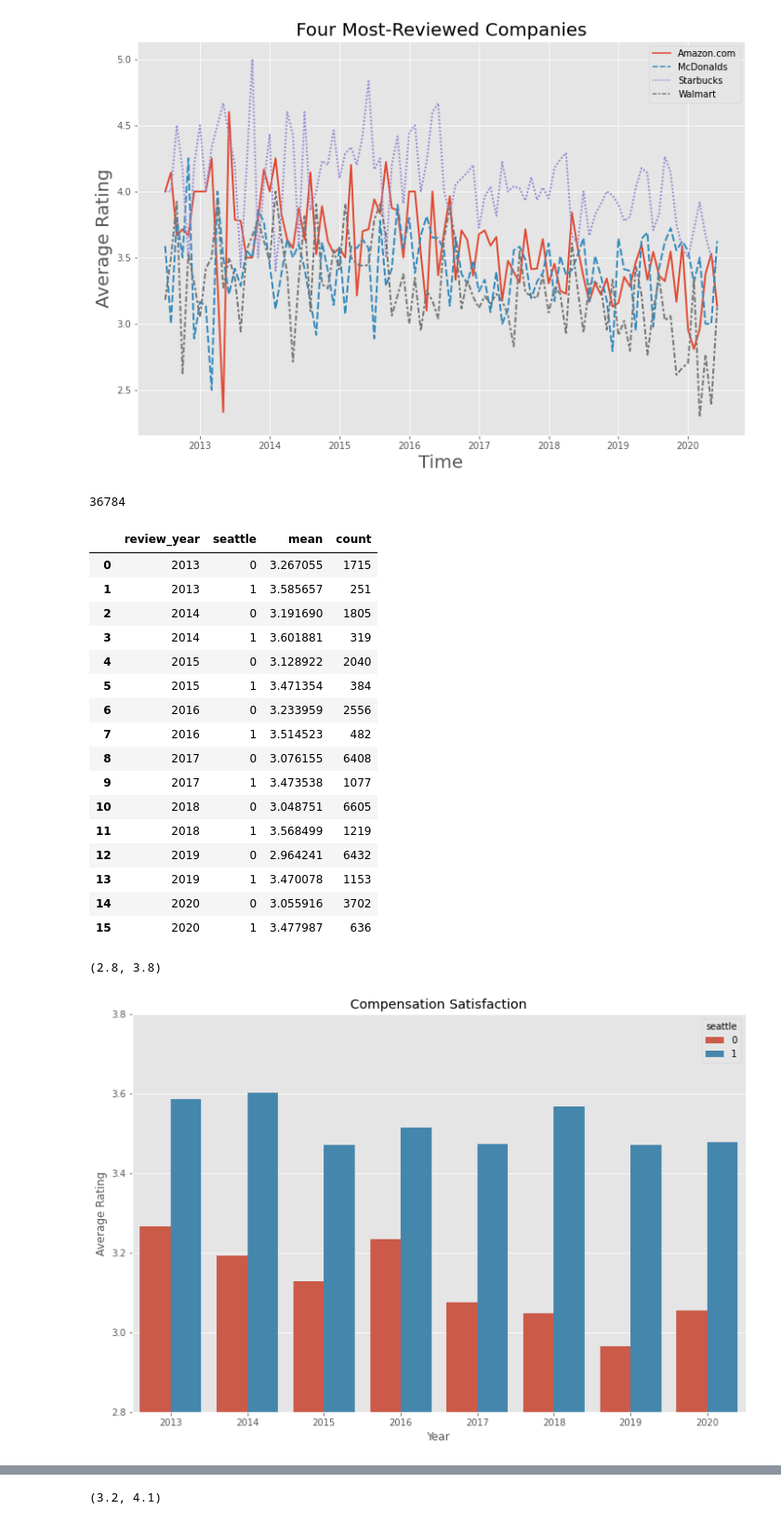
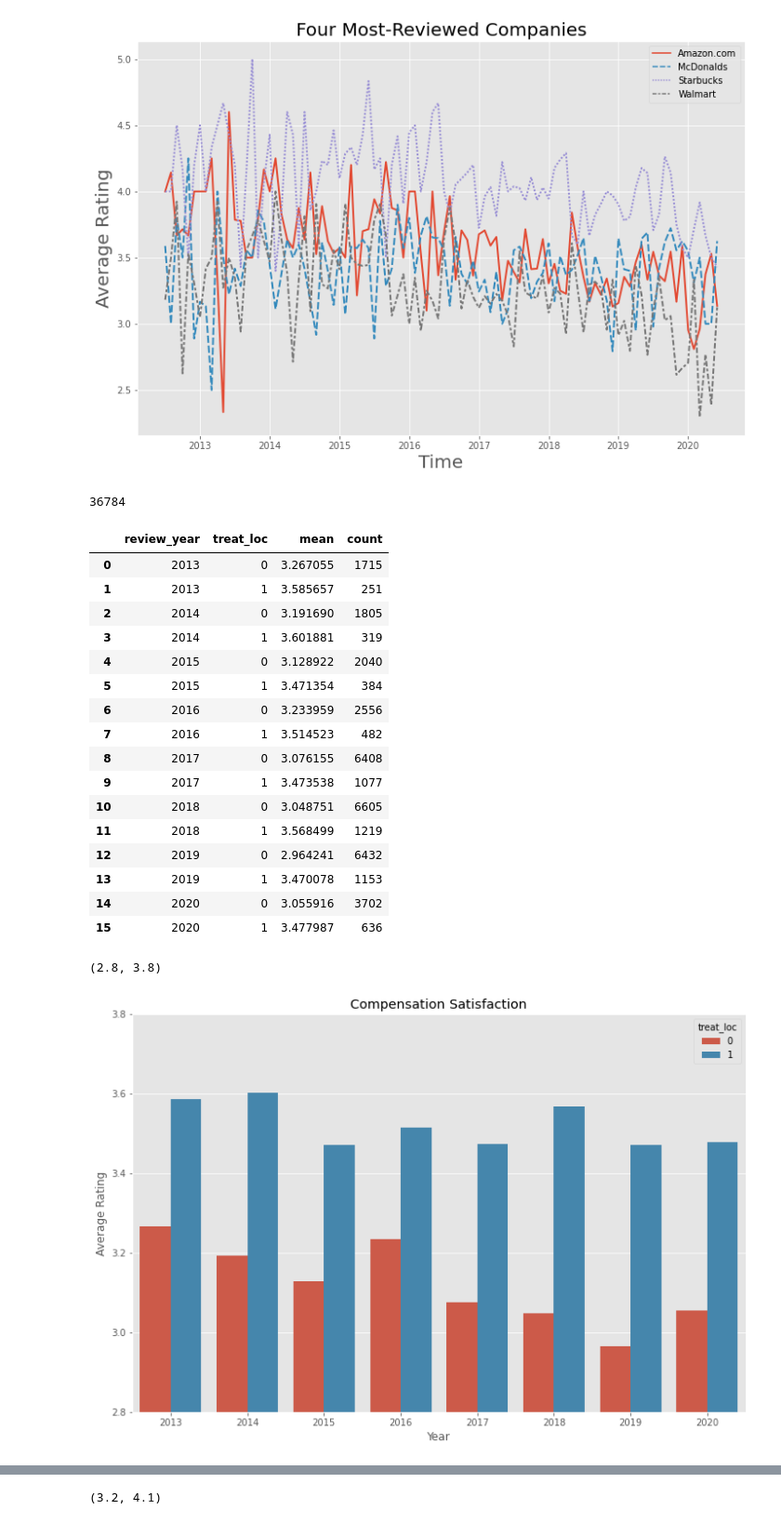
Before and after one commit to catabia/cs391_spring21, a Jupyter notebook: wash_indeed_5_15_21.ipynb, the cells around one changed output, grey strips where cells are left out. Shown at 93% size. Saved outputs shown, nothing was run; the diff lists cells and outputs as text; code cells hidden in the pictures.

```diff
--- a/wash_indeed_5_15_21.ipynb
+++ b/wash_indeed_5_15_21.ipynb
@@ -76,8 +76,8 @@ districts = ['Seattle', 'North Seattle', 'Northgate', 'Lake City', 'North Seattl
                 'Madrona', 'Harrison', 'Denny-Blaine', 'South End', 'Rainier Valley', 'Columbia City',
                 'Seward Park', 'Beacon Hill', 'West Seattle', 'Delridge', 'Georgetown', 'Southeast Seattle']
 # %%
-df['seattle'] = 0
-df.loc[df.city.isin(districts),'seattle']= 1
+df['treat_loc'] = 0
+df.loc[df.city.isin(districts),'treat_loc']= 1
 # elimnate SeaTac for now...
 print(df.shape)
 df = df.drop(df[df.city=='SeaTac'].index)
@@ -241,13 +241,13 @@ plt.xticks(ticks=[6,18,30,42,54,66,78,90], labels=['2013', '2014', '2015', '2016
 # %%
 df2 = df[df.compensation_rating!=0]
 print(df2.shape[0])
-comp = df2.groupby(['review_year', 'seattle']).agg({'compensation_rating':['mean', 'count']})
+comp = df2.groupby(['review_year', 'treat_loc']).agg({'compensation_rating':['mean', 'count']})
 comp.columns = ['mean', 'count']
 comp.reset_index(inplace=True)
 comp
 # %% [output]
 36784
-|  | review_year | seattle | mean | count |
+|  | review_year | treat_loc | mean | count |
 | 0 | 2013 | 0 | 3.267055 | 1715 |
 | 1 | 2013 | 1 | 3.585657 | 251 |
 | 2 | 2014 | 0 | 3.191690 | 1805 |
@@ -266,17 +266,17 @@ comp
 | 15 | 2020 | 1 | 3.477987 | 636 |
 # %%
 fig, ax = plt.subplots(figsize=(12, 8))
-sns.barplot(data=comp, x='review_year', y='mean', hue='seattle')
+sns.barplot(data=comp, x='review_year', y='mean', hue='treat_loc')
 
 
 plt.title("Compensation Satisfaction")
 plt.xlabel('Year')
 plt.ylabel('Average Rating')
 #plt.legend(['Not Seattle', 'Seattle'])
 plt.ylim(2.8, 3.8)
 # %% [output]
 (2.8, 3.8)
-[figure, old version]
+[figure, new version]
 # %%
 r1 = df['review_date']<'01/01/2014'
 r2 = (df['review_date']>= '01/01/2014') & (df['review_date']<'01/01/2015')
```
Also changed, not shown: parts of 11 cells of this notebook.
